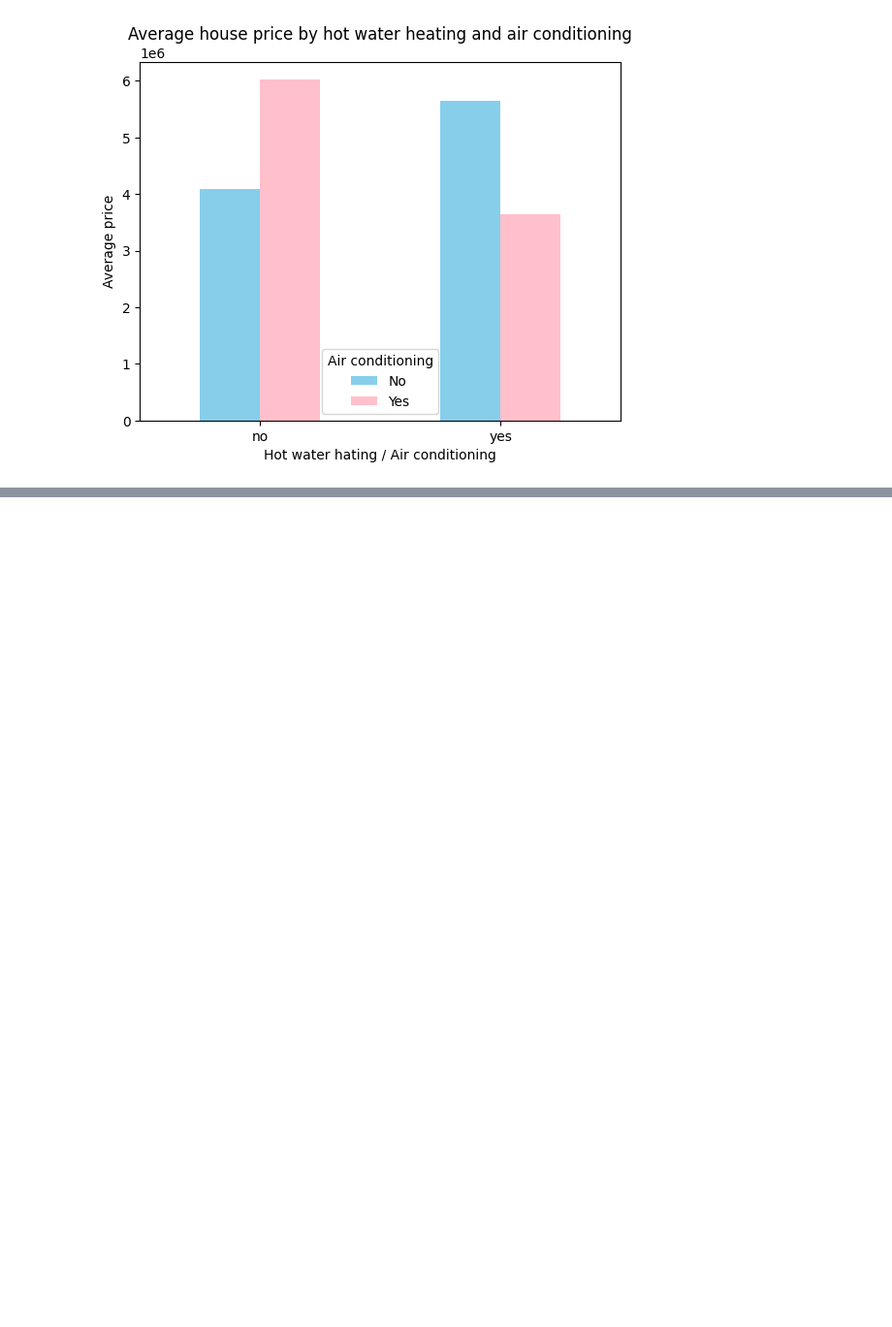
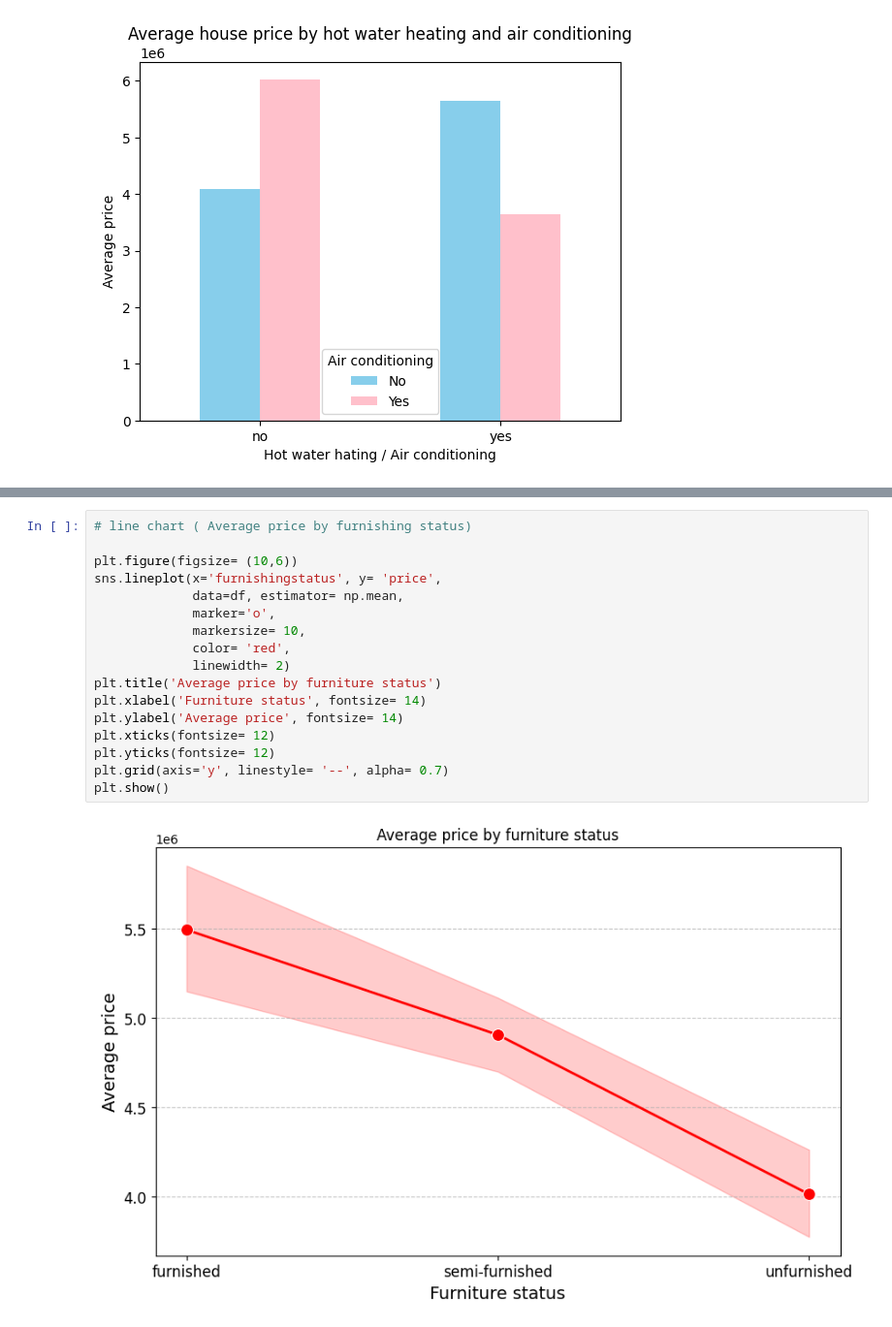
Before and after one commit to KKaranSinghh/Python-mini-project, a Jupyter notebook: Housing Price dataset analysis/Analysis.ipynb, the cells around one changed output, grey strips where cells are left out. Shown at 97% size. Drawn from its saved outputs; the diff is of its cells as text; blank space fills up the shorter version.

```diff
--- a/Housing Price dataset analysis/Analysis.ipynb
+++ b/Housing Price dataset analysis/Analysis.ipynb
@@ -206,0 +252,19 @@ plt.show()
+# %%
+# line chart ( Average price by furnishing status)
+
+plt.figure(figsize= (10,6))
+sns.lineplot(x='furnishingstatus', y= 'price',
+             data=df, estimator= np.mean,
+             marker='o',
+             markersize= 10,
+             color= 'red',
+             linewidth= 2)
+plt.title('Average price by furniture status')
+plt.xlabel('Furniture status', fontsize= 14)
+plt.ylabel('Average price', fontsize= 14)
+plt.xticks(fontsize= 12)
+plt.yticks(fontsize= 12)
+plt.grid(axis='y', linestyle= '--', alpha= 0.7)
+plt.show()
+# %% [output]
+[figure, added]
```
Also changed, not shown: parts of 7 cells of this notebook, 5 other files.
